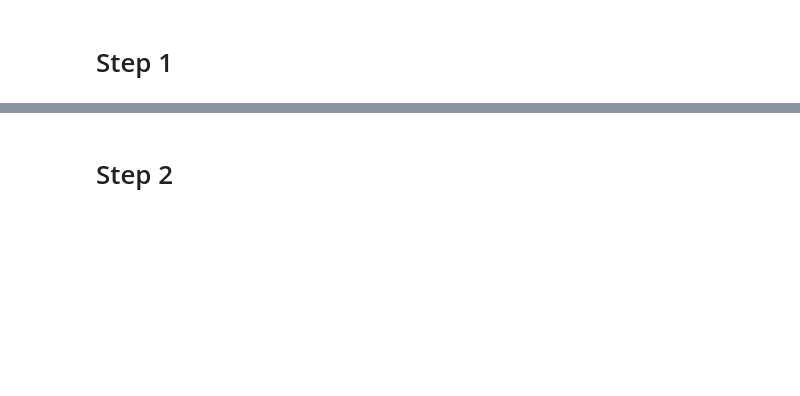
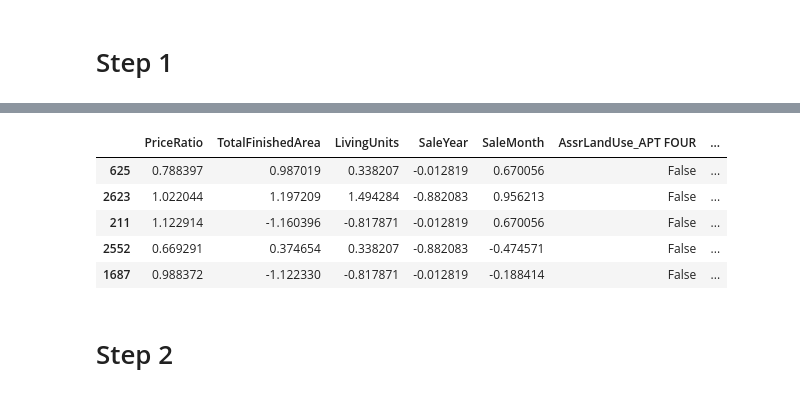
Before and after one commit to Rkitenge91/Statistical-learning-real-estate, a Jupyter notebook: src/Bayesian Regression Model/07_bayesian_model.ipynb, the cells around one changed output, grey strips where cells are left out. Cells and saved outputs as stored; diff of their text form; code cells hidden in the pictures; blank space fills up the shorter version.

```diff
--- a/src/Bayesian Regression Model/07_bayesian_model.ipynb
+++ b/src/Bayesian Regression Model/07_bayesian_model.ipynb
@@ -45,22 +77,28 @@ print(df_test.shape)
 # %%
 # Standardize only the continuous predictors
 cont_cols = [
     "TotalFinishedArea",
     "LivingUnits",
-    "TotalAppraisedValue",
     "SaleYear",
     "SaleMonth"
 ]
 
 scaler = StandardScaler()
 
 df_train = df_train.copy()
 df_test = df_test.copy()
 
 df_train[cont_cols] = scaler.fit_transform(df_train[cont_cols])
 df_test[cont_cols] = scaler.transform(df_test[cont_cols])
 
 df_train.head()
+# %% [output]
+|  | PriceRatio | TotalFinishedArea | LivingUnits | SaleYear | SaleMonth | AssrLandUse_APT FOUR | ... |
+| 625 | 0.788397 | 0.987019 | 0.338207 | -0.012819 | 0.670056 | False | ... |
+| 2623 | 1.022044 | 1.197209 | 1.494284 | -0.882083 | 0.956213 | False | ... |
+| 211 | 1.122914 | -1.160396 | -0.817871 | -0.012819 | 0.670056 | False | ... |
+| 2552 | 0.669291 | 0.374654 | 0.338207 | -0.882083 | -0.474571 | False | ... |
+| 1687 | 0.988372 | -1.122330 | -0.817871 | -0.012819 | -0.188414 | False | ... |
 # %% [markdown]
 # Step 2
 # %%
```
Also changed, not shown: parts of 10 cells of this notebook, 2 other files.
